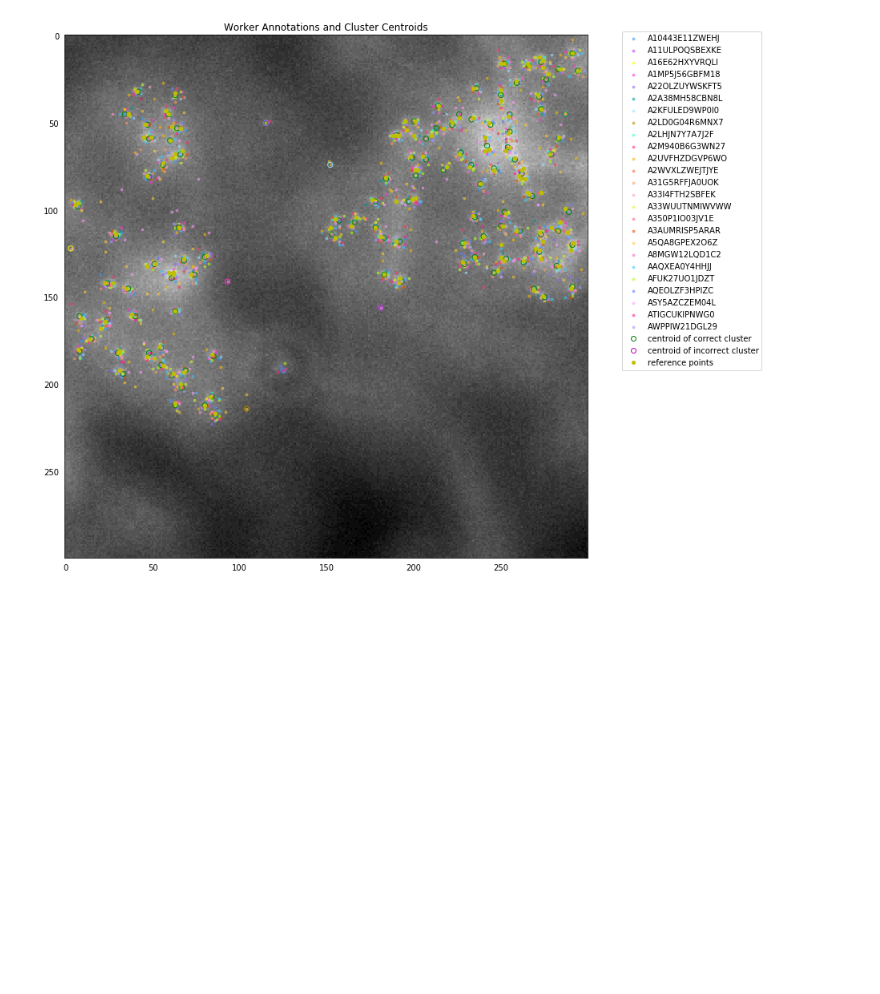
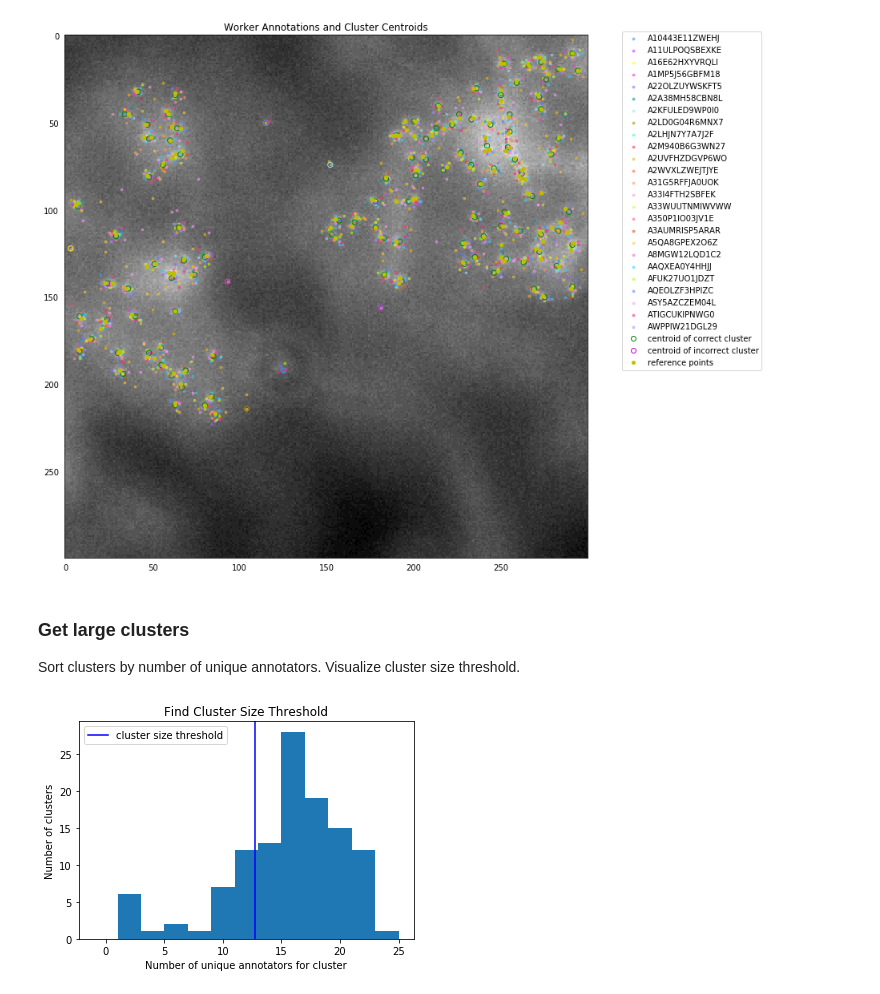
Before and after one commit to czbiohub-sf/instapipeline, a Jupyter notebook: Annotation/demo_SpotAnnotationAnalysis.ipynb, the cells around one changed output. Saved outputs shown, nothing was run; the diff lists cells and outputs as text; code cells hidden in the pictures; blank space fills up the shorter version.

```diff
--- a/Annotation/demo_SpotAnnotationAnalysis.ipynb
+++ b/Annotation/demo_SpotAnnotationAnalysis.ipynb
@@ -67,3 +85,12 @@ show_NN_inc = True
 sa.plot_annotations(anno_one_image, show_workers, show_correctness_workers, show_centroids, show_correctness_centroids, show_ref_points, show_NN_inc, centroid_and_ref_df, correctness_threshold, worker_marker_size, cluster_marker_size, img_filepath, csv_filepath, bigger_window_size)
 # %% [output]
 [figure]
+# %% [markdown]
+### Get large clusters
+Sort clusters by number of unique annotators. Visualize cluster size threshold.
+# %%
+cluster_size_threshold = sa.get_cluster_size_threshold(clusters)
+small_clusters, large_clusters = sa.sort_clusters_by_size(clusters, cluster_size_threshold)
+sa.plot_cluster_size_threshold(clusters, cluster_size_threshold)
+# %% [output]
+[figure, added]
```
Also changed, not shown: parts of 10 cells of this notebook, 5 other files.
